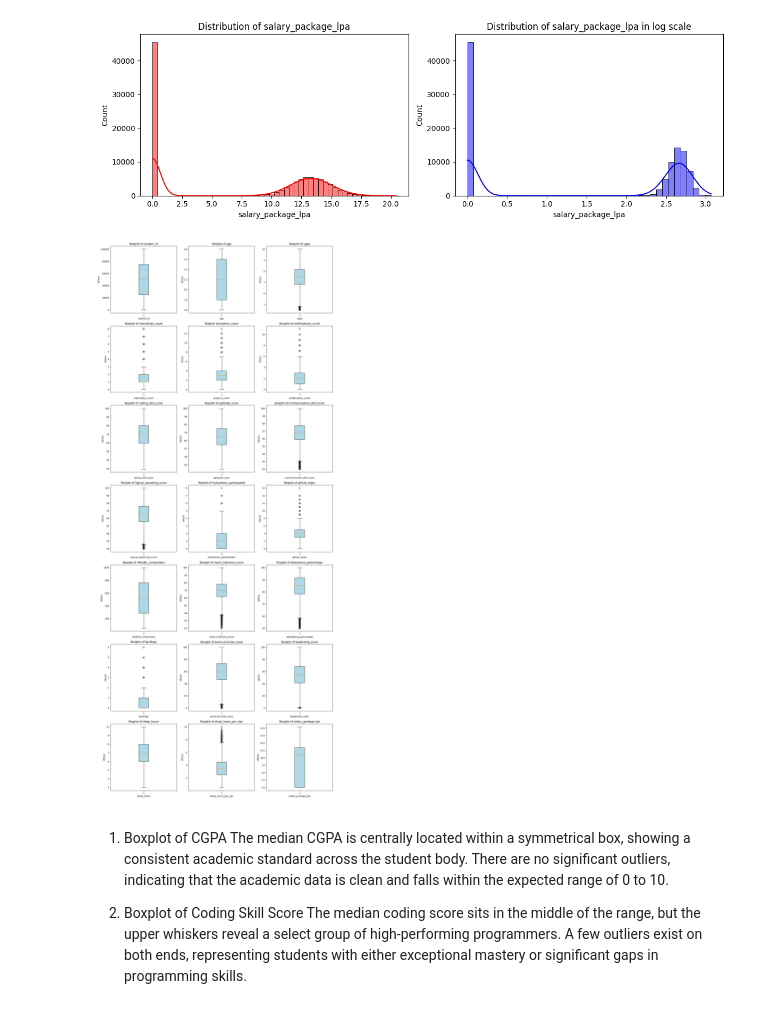
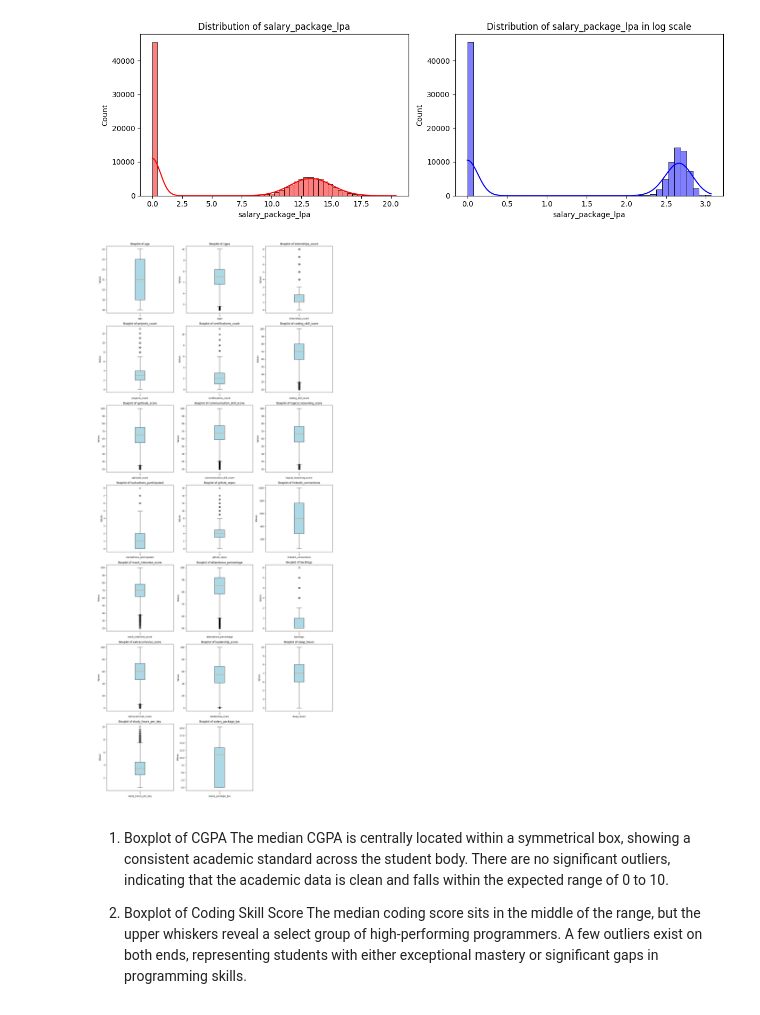
Before and after one commit to JoAz06/Workshop2Project, a Jupyter notebook: regression.ipynb, the cells around one changed output. Cells and saved outputs as stored; diff of their text form; code cells hidden in the pictures.

```diff
--- a/regression.ipynb
+++ b/regression.ipynb
@@ -100,6 +102,5 @@ In our predictions the ID's of the student won't affect our outcomes, thus we ar
 # %%
 df.drop(columns=["student_id"], inplace=True)
-df.drop(columns=["salary_package_lpa"], inplace=True)
 # %% [markdown]
 ## 2. Dataset Overview
 
@@ -219,14 +220,14 @@ f = plt.figure(figsize=(12,4))
 # Plot 1: Original Distribution
 ax = f.add_subplot(121)
 # Checking if the column exists to avoid another KeyError
-if target_col in df_cleaned.columns:
-    sns.histplot(df_cleaned[target_col], bins=50, color='r', ax=ax, kde=True)
+if target_col in df.columns:
+    sns.histplot(df[target_col], bins=50, color='r', ax=ax, kde=True)
     ax.set_title(f'Distribution of {target_col}')
 
     # Plot 2: Log Scale Distribution
     ax = f.add_subplot(122)
     # np.log1p is better because it handles 0 values (unplaced students)
-    sns.histplot(np.log1p(df_cleaned[target_col]), bins=40, color='b', ax=ax, kde=True)
+    sns.histplot(np.log1p(df[target_col]), bins=40, color='b', ax=ax, kde=True)
     ax.set_title(f'Distribution of {target_col} in log scale')
 else:
     print(f"Error: Could not find '{target_col}' in your dataframe. Check your column names!")
@@ -238,35 +239,35 @@ plt.show()
 # %%
 import matplotlib.pyplot as plt
 
 # 1. Use your actual student numerical columns
 # Note: Ensure numeric_cols is defined from your latest df_capped
-numeric_cols = df_capped.select_dtypes(include=['number']).columns.tolist()
+numeric_cols = df.select_dtypes(include=['number']).columns.tolist()
 
 # 2. Setup the grid dynamically (3 columns wide)
 n_cols = 3
 n_rows = (len(numeric_cols) // n_cols) + (len(numeric_cols) % n_cols > 0)
 
 plt.figure(figsize=(15, 5 * n_rows))
 
 for i, col in enumerate(numeric_cols):
     # Dynamically place each plot in the grid
     plt.subplot(n_rows, n_cols, i + 1)
 
     # The Boxplot logic from Video 2
-    plt.boxplot(df_capped[col].dropna(), vert=True, patch_artist=True,
+    plt.boxplot(df[col].dropna(), vert=True, patch_artist=True,
                 boxprops=dict(facecolor='lightblue', color='black'),
                 capprops=dict(color='black'),
                 whiskerprops=dict(color='black'),
                 flierprops=dict(markeredgecolor='black', marker='o'))
 
     plt.title(f'Boxplot of {col}')
     plt.xlabel(col)
     plt.ylabel('Values')
 
 plt.tight_layout()
 plt.show()
 # %% [output]
-[figure, old version]
+[figure, new version]
 # %% [markdown]
 1. Boxplot of CGPA
 The median CGPA is centrally located within a symmetrical box, showing a consistent academic standard across the student body.
```
Also changed, not shown: parts of 12 cells of this notebook, 1 other file.
